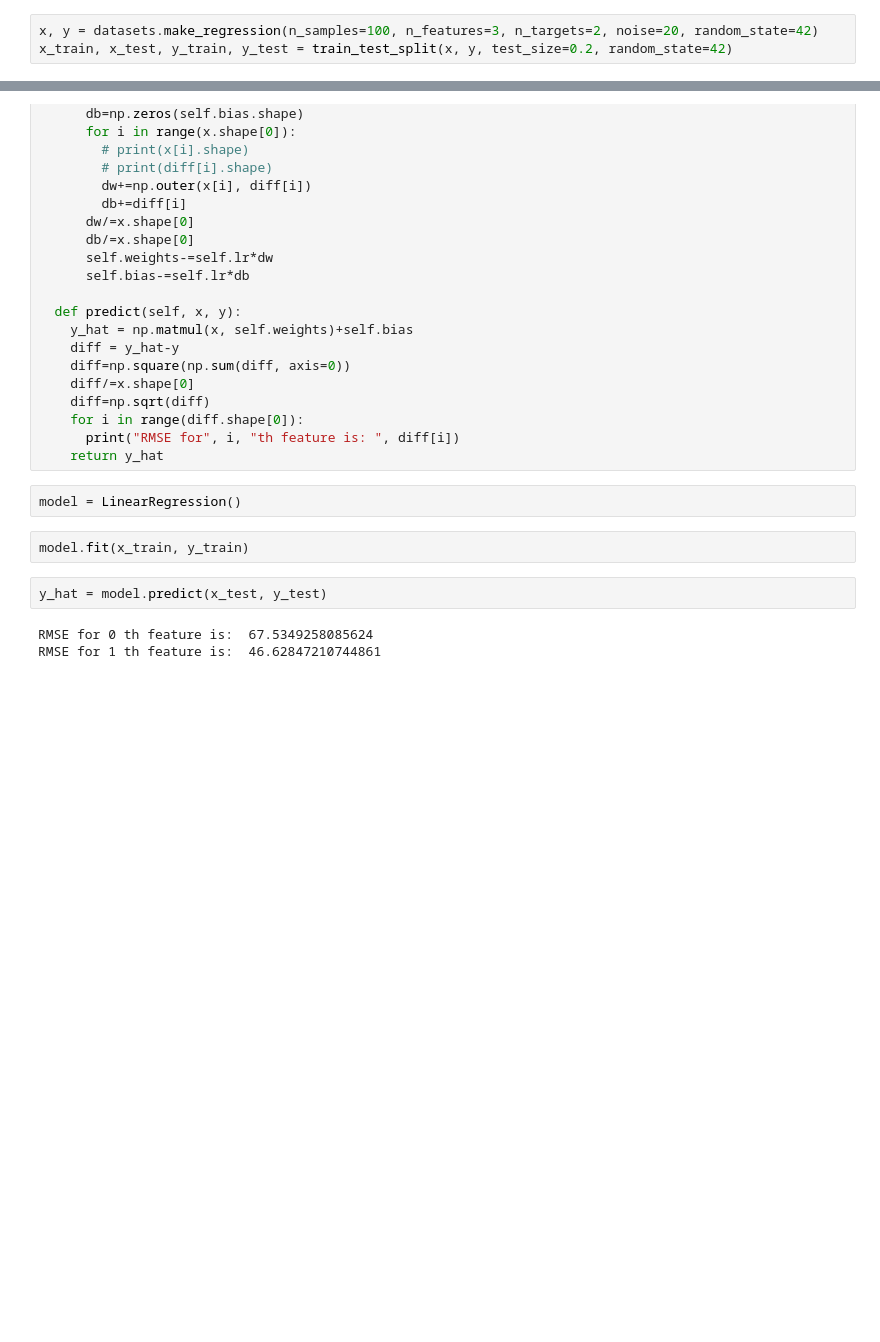
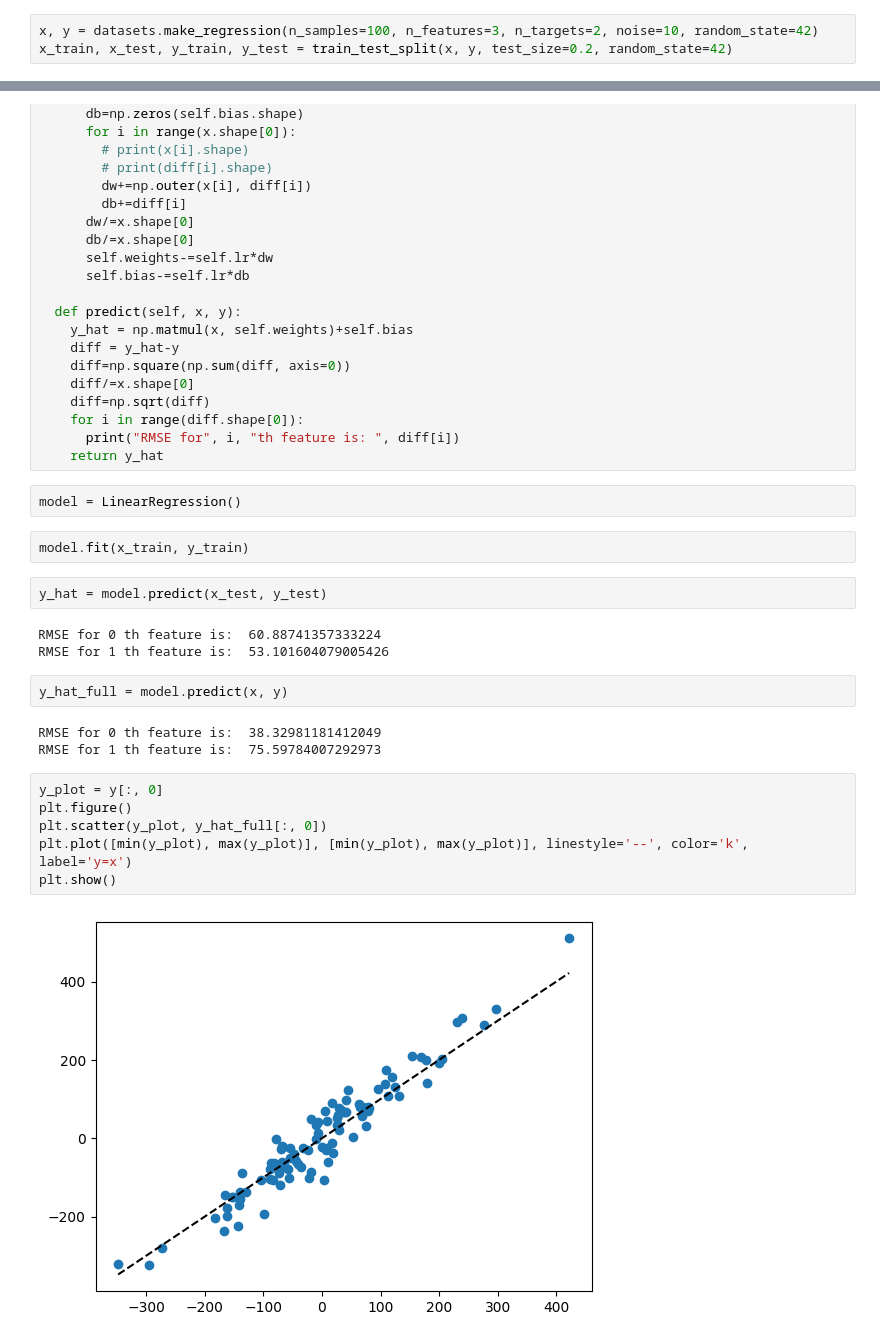
Before and after one commit to blazingbhavneek/scratch_ml, a Jupyter notebook: Linear_Regression.ipynb, the cells around one changed output, grey strips where cells are left out. Cells and saved outputs as stored; diff of their text form; blank space fills up the shorter version.

```diff
--- a/Linear_Regression.ipynb
+++ b/Linear_Regression.ipynb
@@ -7,7 +7,7 @@ from sklearn.model_selection import train_test_split
 import matplotlib
 import matplotlib.pyplot as plt
 # %%
-x, y = datasets.make_regression(n_samples=100, n_features=3, n_targets=2, noise=20, random_state=42)
+x, y = datasets.make_regression(n_samples=100, n_features=3, n_targets=2, noise=10, random_state=42)
 x_train, x_test, y_train, y_test = train_test_split(x, y, test_size=0.2, random_state=42)
 # %%
 class LinearRegression:
@@ -55,5 +55,18 @@ model.fit(x_train, y_train)
 # %%
 y_hat = model.predict(x_test, y_test)
 # %% [output]
-RMSE for 0 th feature is:  67.5349258085624
-RMSE for 1 th feature is:  46.62847210744861
+RMSE for 0 th feature is:  60.88741357333224
+RMSE for 1 th feature is:  53.101604079005426
+# %%
+y_hat_full = model.predict(x, y)
+# %% [output]
+RMSE for 0 th feature is:  38.32981181412049
+RMSE for 1 th feature is:  75.59784007292973
+# %%
+y_plot = y[:, 0]
+plt.figure()
+plt.scatter(y_plot, y_hat_full[:, 0])
+plt.plot([min(y_plot), max(y_plot)], [min(y_plot), max(y_plot)], linestyle='--', color='k', label='y=x')
+plt.show()
+# %% [output]
+[figure, added]
```
Also changed, not shown: parts of 1 cell of this notebook.
